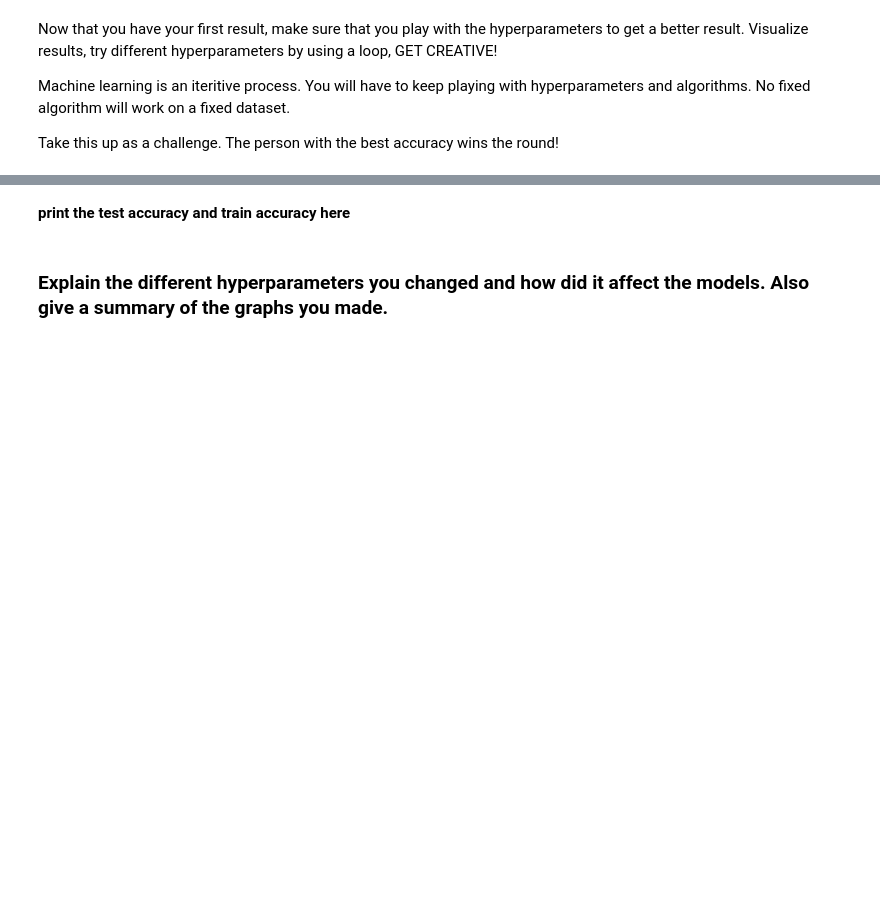
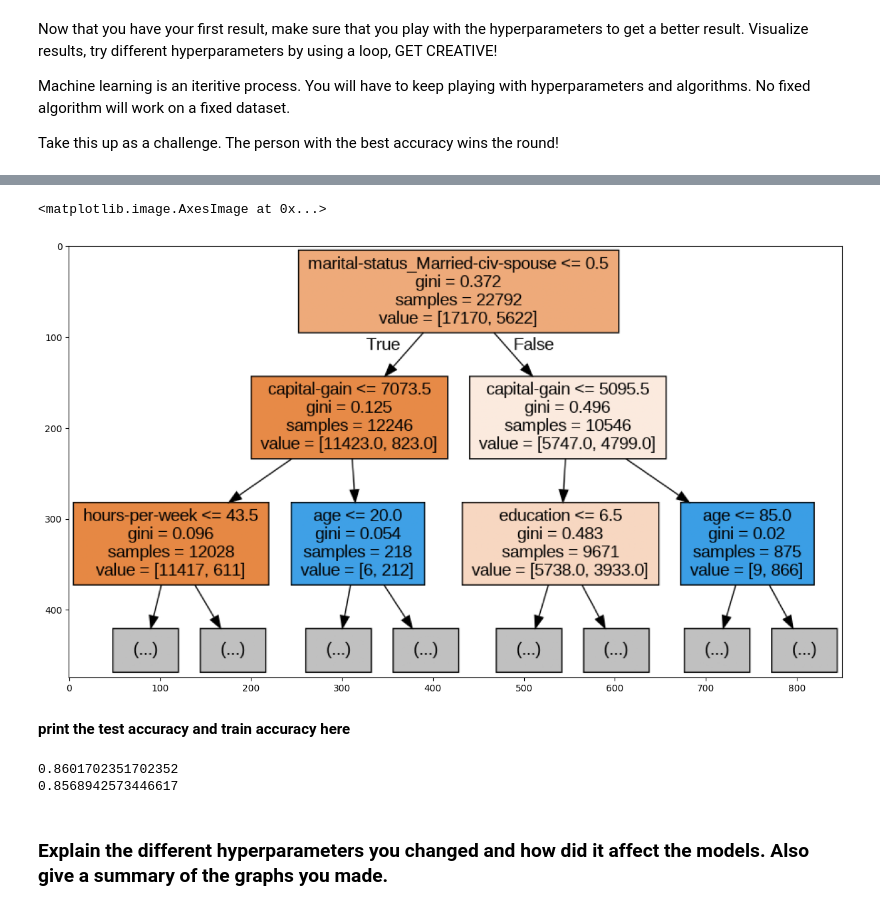
Before and after one commit to Vrushti07/Synapse, a Jupyter notebook: Copy_of_Synapse_LP_Task_4.ipynb, the cells around one changed output, grey strips where cells are left out. Drawn from its saved outputs; the diff is of its cells as text; code cells hidden in the pictures; blank space fills up the shorter version.

```diff
--- a/Copy_of_Synapse_LP_Task_4.ipynb
+++ b/Copy_of_Synapse_LP_Task_4.ipynb
@@ -375,8 +449,9 @@ NameError: name 'DecisionTreeClassifier' is not defined
 #complete the code below to create an image of the decision tree
 from sklearn import tree
 !pip install graphviz
-decision_tree = tree.export_graphviz(dt_model, out_file='tree.dot', feature_names=X_train.columns, max_depth=2, filled=True)
+decision_tree = tree.export_graphviz(dtc_model, out_file='tree.dot', feature_names=X_train.columns, max_depth=2, filled=True)
 !dot -Tpng tree.dot -o tree.png # to convert the file
 image = plt.imread('tree.png')
 plt.figure(figsize=(15,15))
 plt.imshow(image)
+# %% [output]
@@ -383,9 +459,14 @@ plt.imshow(image)
+<matplotlib.image.AxesImage at 0x...>
+[figure, added]
 # %% [markdown]
 <b>print the test accuracy and train accuracy here</b>
 # %%
 #write code here
-print(dt_model.score(X_train,y_train))
-print(dt_model.score(X_test,y_test))
+print(dtc_model.score(X_train,y_train))
+print(dtc_model.score(X_test,y_test))
+# %% [output]
+0.8601702351702352
+0.8568942573446617
 # %% [markdown]
 ### Explain the different hyperparameters you changed and how did it affect the models. Also give a summary of the graphs you made.
 # %% [markdown]
```
Also changed, not shown: parts of 26 cells of this notebook.
